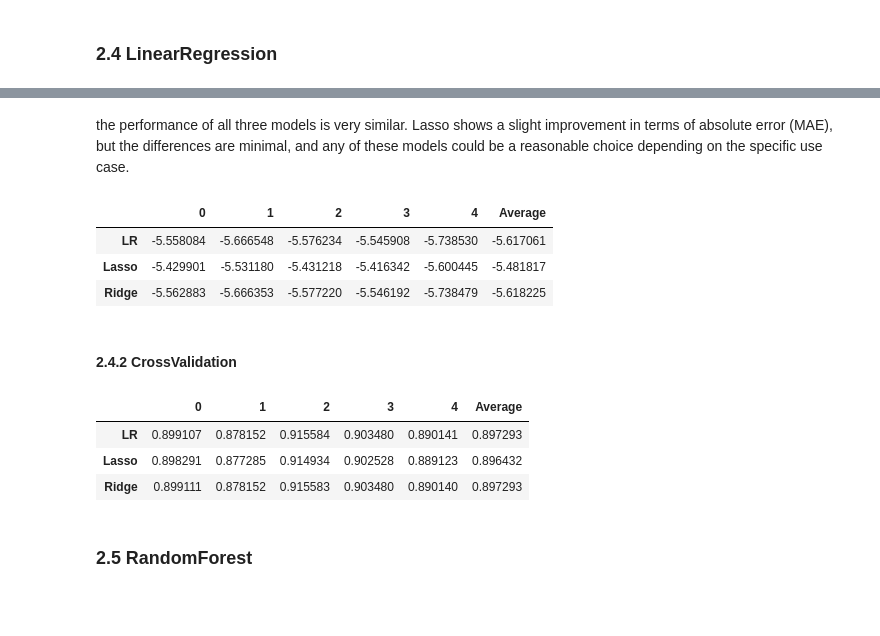
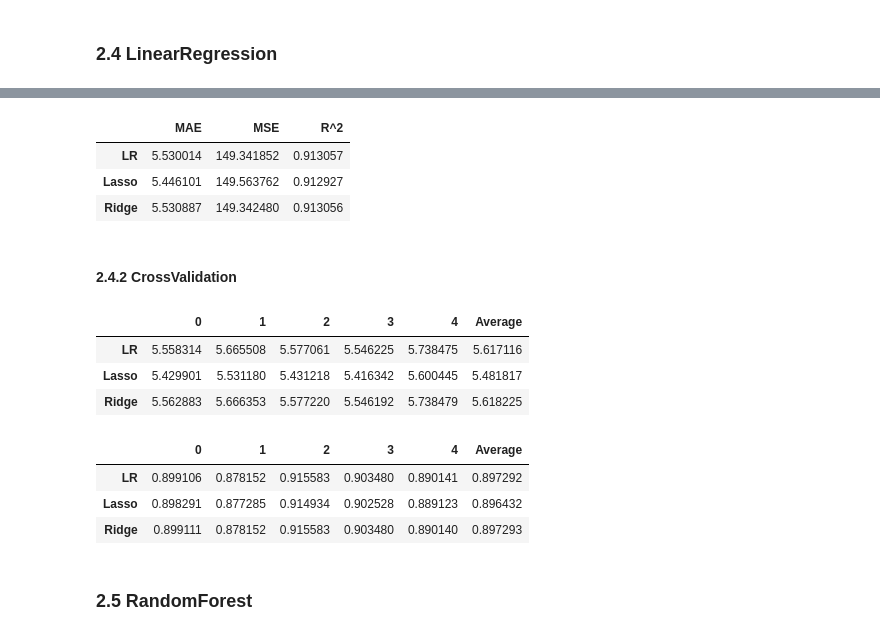
Before and after one commit to Squarebreadroy/GPEDLIV, a Jupyter notebook: CSCK503 GP.ipynb, the cells around one changed output, grey strips where cells are left out. Cells and saved outputs as stored; diff of their text form; code cells hidden in the pictures; blank space fills up the shorter version.

```diff
--- a/CSCK503 GP.ipynb
+++ b/CSCK503 GP.ipynb
@@ -300,33 +303,37 @@ Intercept:
-# %% [markdown]
-the performance of all three models is very similar. Lasso shows a slight improvement in terms of absolute error (MAE), but the differences are minimal, and any of these models could be a reasonable choice depending on the specific use case.
 # %%
 Summary = pd.DataFrame([basic,reg_l1,reg_l2],index=['LR','Lasso','Ridge'])
+Summary
+# %% [output]
+|  | MAE | MSE | R^2 |
+| LR | 5.530014 | 149.341852 | 0.913057 |
+| Lasso | 5.446101 | 149.563762 | 0.912927 |
+| Ridge | 5.530887 | 149.342480 | 0.913056 |
-# %%
-#Use cross validation on -MAE
-cv_basic = lr_model(X,y,scoring='neg_mean_absolute_error',cross_val=True)
-cv_l1 = lr_model(X,y,model_name='l1',scoring='neg_mean_absolute_error',alpha=0.2,cross_val=True)
-cv_l2 = lr_model(X,y,model_name='l2',scoring='neg_mean_absolute_error',alpha=0.2,cross_val=True)
-Summary_cv = pd.DataFrame([cv_basic['neg_mean_absolute_error'],cv_l1['neg_mean_absolute_error'],cv_l2['neg_mean_absolute_error']],index=['LR','Lasso','Ridge'])
-Summary_cv['Average'] = Summary_cv.mean(axis=1)
-Summary_cv
-# %% [output]
-|  | 0 | 1 | 2 | 3 | 4 | Average |
-| LR | -5.558084 | -5.666548 | -5.576234 | -5.545908 | -5.738530 | -5.617061 |
-| Lasso | -5.429901 | -5.531180 | -5.431218 | -5.416342 | -5.600445 | -5.481817 |
-| Ridge | -5.562883 | -5.666353 | -5.577220 | -5.546192 | -5.738479 | -5.618225 |
 # %% [markdown]
 #### 2.4.2 CrossValidation
+# %%
+#Use cross validation on MAE to eliminate variance
+cv_basic = ml_model(scoring='neg_mean_absolute_error',cross_val=True)
+cv_l1 = ml_model(model_name='l1',scoring='neg_mean_absolute_error',alpha=0.2,cross_val=True)
+cv_l2 = ml_model(model_name='l2',scoring='neg_mean_absolute_error',alpha=0.2,cross_val=True)
+Summary_cv = pd.DataFrame([-cv_basic['neg_mean_absolute_error'],-cv_l1['neg_mean_absolute_error'],-cv_l2['neg_mean_absolute_error']],index=['LR','Lasso','Ridge'])
+Summary_cv['Average'] = Summary_cv.mean(axis=1)
+Summary_cv
+# %% [output]
+|  | 0 | 1 | 2 | 3 | 4 | Average |
+| LR | 5.558314 | 5.665508 | 5.577061 | 5.546225 | 5.738475 | 5.617116 |
+| Lasso | 5.429901 | 5.531180 | 5.431218 | 5.416342 | 5.600445 | 5.481817 |
+| Ridge | 5.562883 | 5.666353 | 5.577220 | 5.546192 | 5.738479 | 5.618225 |
 # %%
-#Use cross validation on R^2
-cv_basic = lr_model(X,y,cross_val=True)
-cv_l1 = lr_model(X,y,model_name='l1',alpha=0.2,cross_val=True)
-cv_l2 = lr_model(X,y,model_name='l2',alpha=0.2,cross_val=True)
-Summary_cv = pd.DataFrame([cv_basic['r2'],cv_l1['r2'],cv_l2['r2']],index=['LR','Lasso','Ridge'])
-Summary_cv['Average'] = Summary_cv.mean(axis=1)
-Summary_cv
+#Use cross validation on R^2 to eliminate variance
+cv_basic = ml_model(cross_val=True)
+cv_l1 = ml_model(model_name='l1',alpha=0.2,cross_val=True)
+cv_l2 = ml_model(model_name='l2',alpha=0.2,cross_val=True)
+Summary_cv_r2 = pd.DataFrame([cv_basic['r2'],cv_l1['r2'],cv_l2['r2']],index=['LR','Lasso','Ridge'])
+Summary_cv_r2['Average'] = Summary_cv.mean(axis=1)
+Summary_cv_r2
 # %% [output]
 |  | 0 | 1 | 2 | 3 | 4 | Average |
-| LR | 0.899107 | 0.878152 | 0.915584 | 0.903480 | 0.890141 | 0.897293 |
+| LR | 0.899106 | 0.878152 | 0.915583 | 0.903480 | 0.890141 | 0.897292 |
 | Lasso | 0.898291 | 0.877285 | 0.914934 | 0.902528 | 0.889123 | 0.896432 |
 | Ridge | 0.899111 | 0.878152 | 0.915583 | 0.903480 | 0.890140 | 0.897293 |
 # %% [markdown]
```
Also changed, not shown: parts of 38 cells of this notebook.
